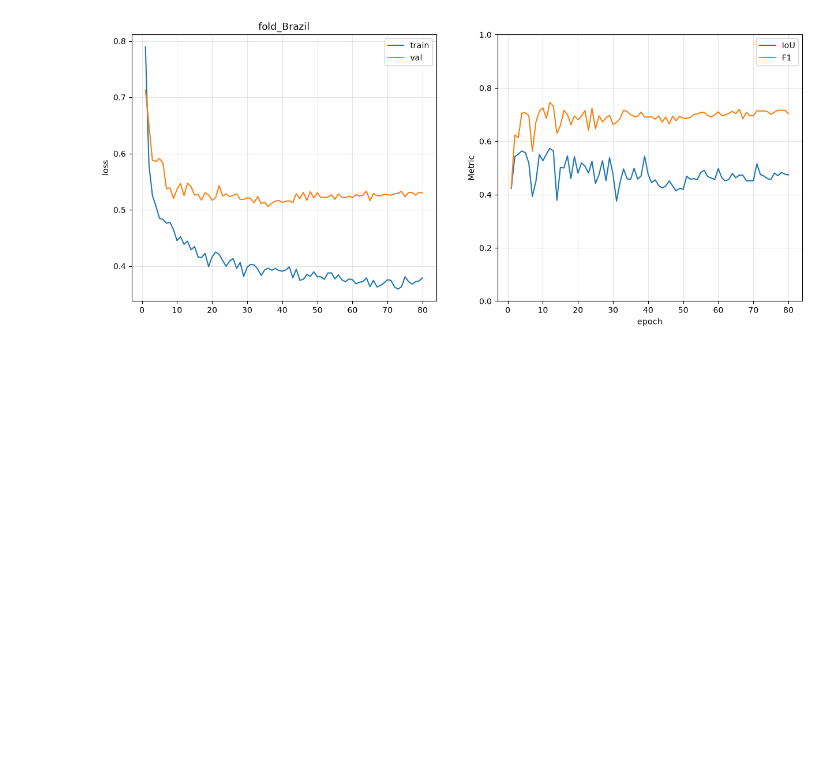
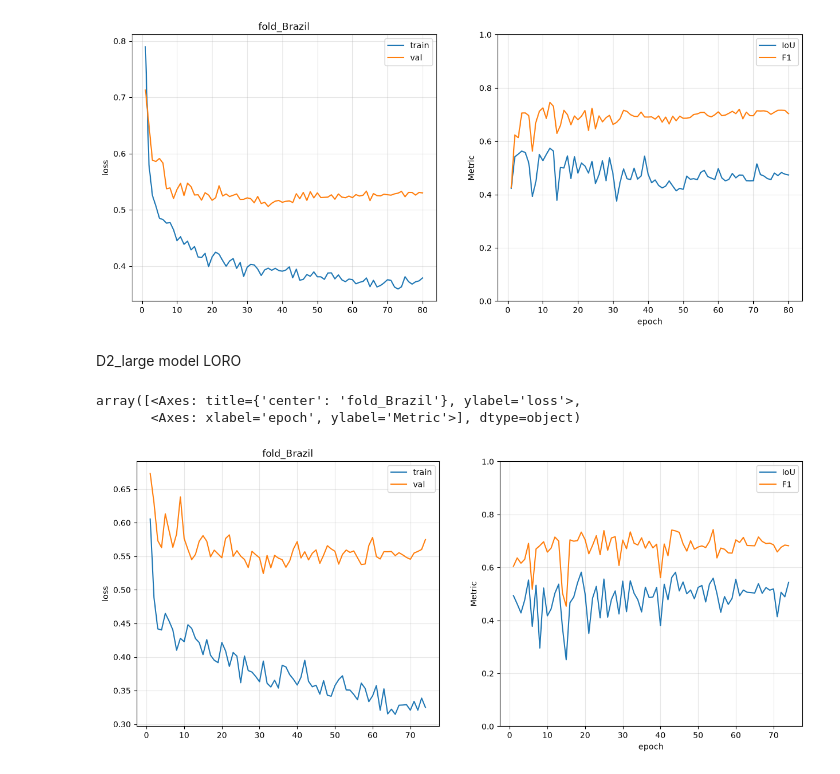
Before and after one commit to willhcm/scd-detection, a Jupyter notebook: code/notebooks/val_loss.ipynb, the cells around one changed output. Drawn from its saved outputs; the diff is of its cells as text; code cells hidden in the pictures; blank space fills up the shorter version.

```diff
--- a/code/notebooks/val_loss.ipynb
+++ b/code/notebooks/val_loss.ipynb
@@ -46,11 +46,17 @@ plot_curves(axes, results, 'fold_Brazil')
 array([<Axes: title={'center': 'fold_Brazil'}, ylabel='loss'>,
        <Axes: xlabel='epoch', ylabel='Metric'>], dtype=object)
 [figure]
+# %% [markdown]
+D2_large model LORO
 # %%
-dir = ...
+
 
 results = np.load(dir / 'training_metrics_fold_Brazil.npz', allow_pickle=True)
 
 fig, axes = plt.subplots(1, 2, figsize=(15, 6))
 
-plot_curves(axes, results, 'fold_Brazil', unfreeze_epochs=[20, 25, 35])
+plot_curves(axes, results, 'fold_Brazil')
+# %% [output]
+array([<Axes: title={'center': 'fold_Brazil'}, ylabel='loss'>,
+       <Axes: xlabel='epoch', ylabel='Metric'>], dtype=object)
+[figure, added]
```
Also changed, not shown: 5 other files.
